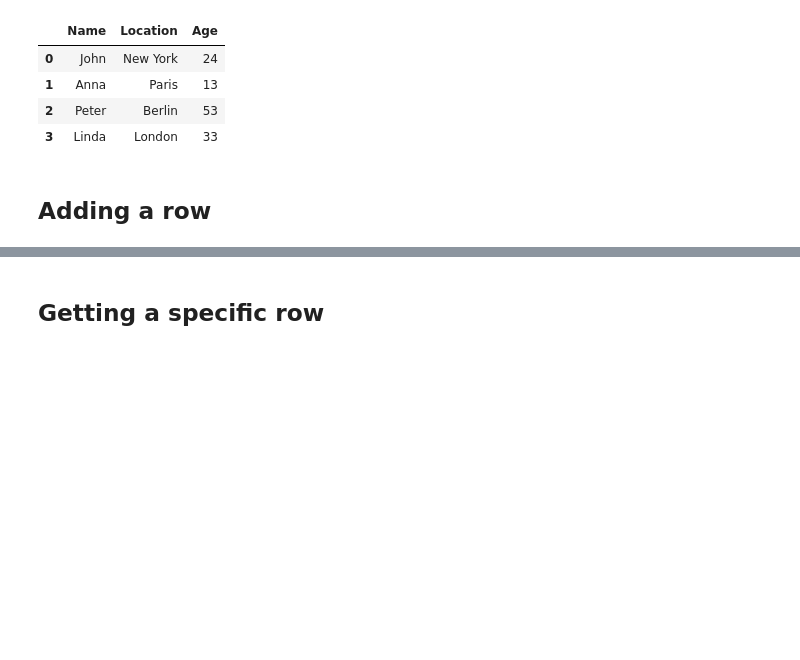
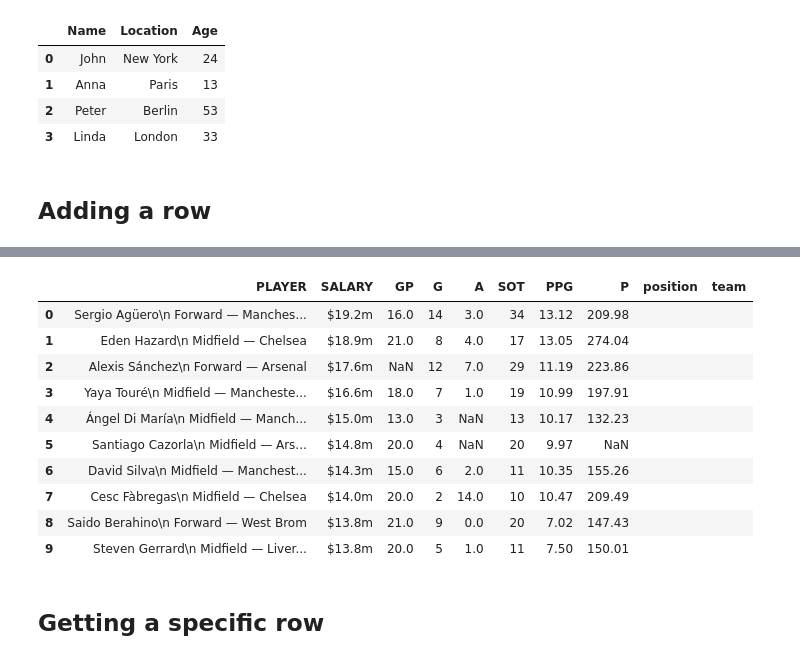
Before and after one commit to kyaiooiayk/Pandas, a Jupyter notebook: tutorials/Cheatsheet.ipynb, the cells around one changed output, grey strips where cells are left out. Saved outputs shown, nothing was run; the diff lists cells and outputs as text; code cells hidden in the pictures; blank space fills up the shorter version.

```diff
--- a/tutorials/Cheatsheet.ipynb
+++ b/tutorials/Cheatsheet.ipynb
@@ -24,6 +24,8 @@ df_Yr = df_Y.sample(frac=1)
 # %%
 # Control number of displayed columns
 pd.set_option("display.max_columns", 50)
+# Control number of displayed rows
+pd.set_option("display.max_rows", 50)
 # Suppress scientific notation
 pd.set_option('display.float_format', lambda x: '%.5f' % x)
 # %% [markdown]
@@ -57,0 +73,6 @@ df["SUM"] = [1,2]
+# %%
+import pandas as pd
+
+df = pd.read_csv(
+    'https://raw.githubusercontent.com/rasbt/python_reference/master/Data/some_soccer_data.csv')
+df
@@ -57,0 +91,3 @@ df["SUM"] = [1,2]
+# %%
+df['team'] = pd.Series('', index=df.index)
+df
@@ -58,3 +106,18 @@ df["SUM"] = [1,2]
+# %%
+df.insert(loc=8, column='position', value='')
+df
+# %% [output]
+|  | PLAYER | SALARY | GP | G | A | SOT | PPG | P | position | team |
+| 0 | Sergio Agüero\n Forward — Manches... | $19.2m | 16.0 | 14 | 3.0 | 34 | 13.12 | 209.98 |  |  |
+| 1 | Eden Hazard\n Midfield — Chelsea | $18.9m | 21.0 | 8 | 4.0 | 17 | 13.05 | 274.04 |  |  |
+| 2 | Alexis Sánchez\n Forward — Arsenal | $17.6m | NaN | 12 | 7.0 | 29 | 11.19 | 223.86 |  |  |
+| 3 | Yaya Touré\n Midfield — Mancheste... | $16.6m | 18.0 | 7 | 1.0 | 19 | 10.99 | 197.91 |  |  |
+| 4 | Ángel Di María\n Midfield — Manch... | $15.0m | 13.0 | 3 | NaN | 13 | 10.17 | 132.23 |  |  |
+| 5 | Santiago Cazorla\n Midfield — Ars... | $14.8m | 20.0 | 4 | NaN | 20 | 9.97 | NaN |  |  |
+| 6 | David Silva\n Midfield — Manchest... | $14.3m | 15.0 | 6 | 2.0 | 11 | 10.35 | 155.26 |  |  |
+| 7 | Cesc Fàbregas\n Midfield — Chelsea | $14.0m | 20.0 | 2 | 14.0 | 10 | 10.47 | 209.49 |  |  |
+| 8 | Saido Berahino\n Forward — West Brom | $13.8m | 21.0 | 9 | 0.0 | 20 | 7.02 | 147.43 |  |  |
+| 9 | Steven Gerrard\n Midfield — Liver... | $13.8m | 20.0 | 5 | 1.0 | 11 | 7.50 | 150.01 |  |  |
 # %% [markdown]
 ## Getting a specific row
 # %%
```
Also changed, not shown: parts of 52 cells of this notebook, 9 other files.
